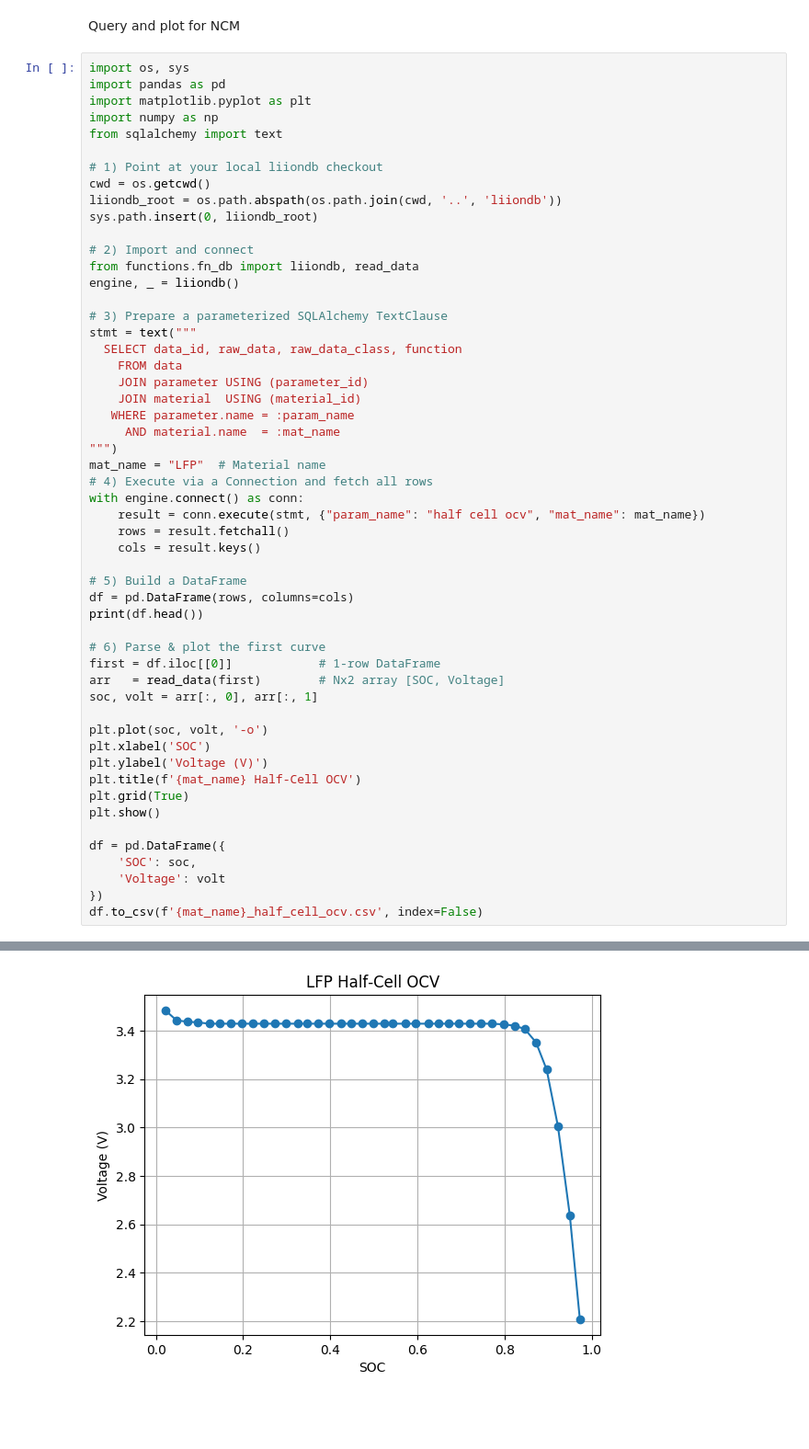
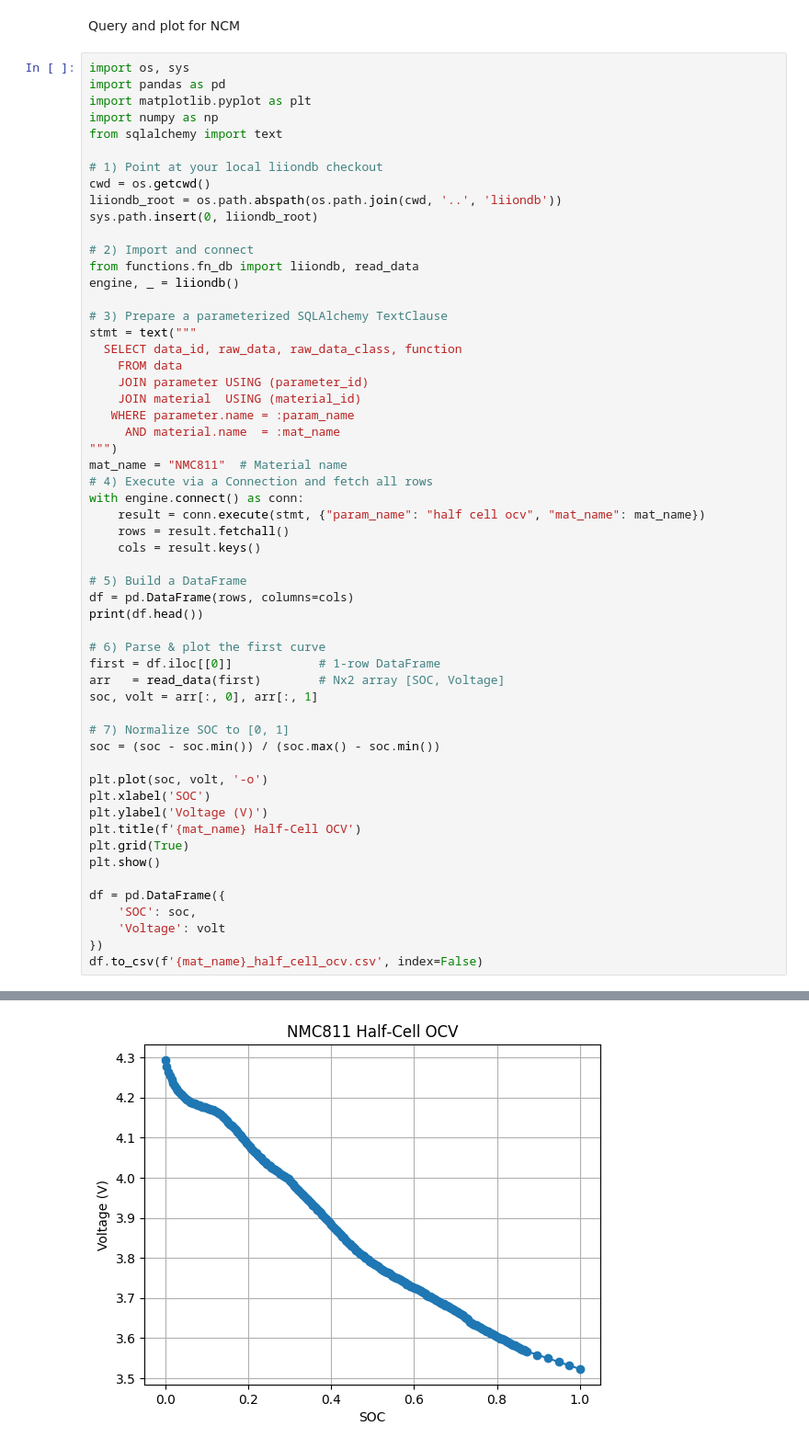
Before and after one commit to lvk93/ocv_teaching, a Jupyter notebook: Prepare_data.ipynb, the cells around one changed output, grey strips where cells are left out. Shown: that part at 92% size. Drawn from its saved outputs; the diff is of its cells as text; blank space fills up the shorter version.

```diff
--- a/Prepare_data.ipynb
+++ b/Prepare_data.ipynb
@@ -50,7 +50,7 @@ stmt = text("""
    WHERE parameter.name = :param_name
      AND material.name  = :mat_name
 """)
-mat_name = "LFP"  # Material name
+mat_name = "NMC811"  # Material name
 # 4) Execute via a Connection and fetch all rows
 with engine.connect() as conn:
     result = conn.execute(stmt, {"param_name": "half cell ocv", "mat_name": mat_name})
@@ -66,6 +66,9 @@ first = df.iloc[[0]]            # 1-row DataFrame
 arr   = read_data(first)        # Nx2 array [SOC, Voltage]
 soc, volt = arr[:, 0], arr[:, 1]
 
+# 7) Normalize SOC to [0, 1]
+soc = (soc - soc.min()) / (soc.max() - soc.min())
+
 plt.plot(soc, volt, '-o')
 plt.xlabel('SOC')
 plt.ylabel('Voltage (V)')
@@ -95 +92 @@ df.to_csv(f'{mat_name}_half_cell_ocv.csv', index=False)
-[figure, old version]
+[figure, new version]
```
Also changed, not shown: parts of 1 cell of this notebook, 3 other files.
